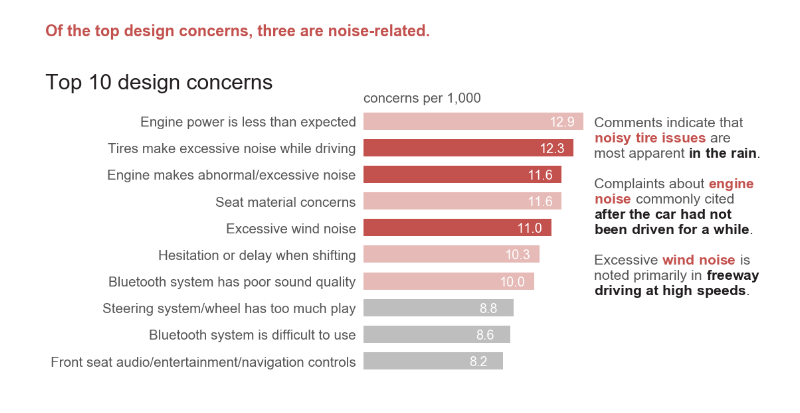
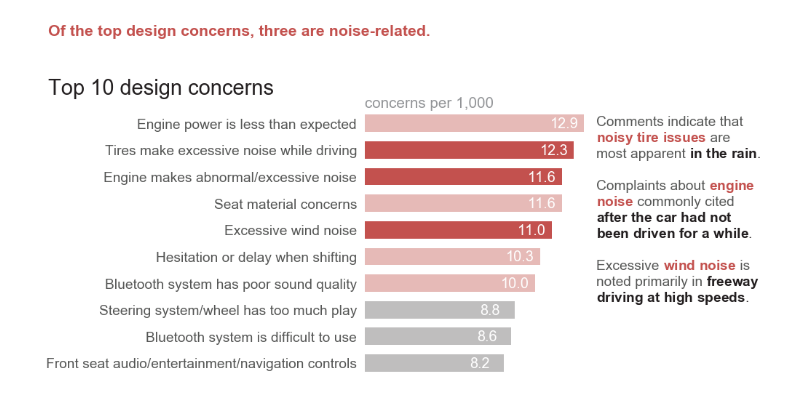
Before and after one commit to empathy87/storytelling-with-data, a Jupyter notebook: horizontal-bar/figure-4-9.ipynb, the cells around one changed output. Cells and saved outputs as stored; diff of their text form; code cells hidden in the pictures.

```diff
--- a/horizontal-bar/figure-4-9.ipynb
+++ b/horizontal-bar/figure-4-9.ipynb
@@ -29,6 +30,8 @@ Y = [8.2, 8.6, 8.8, 10.0, 10.3, 11.0, 11.6, 11.6, 12.3, 12.9]
 color_gray1 = '#555655'
 # Silver
 color_gray2 = '#BFBEBE'
+# Aluminium
+color_gray3 = '#929497'
 # Nero
 color_gray6 = '#231F20'
 # Cavern Pink
@@ -37,11 +40,11 @@ color_red1 = '#E6BAB7'
 color_red2 = '#C3514E'
 
 # create new figure
-fig, ax1 = plt.subplots(figsize=(11, 5.1), # width, height in inches
+fig, ax1 = plt.subplots(figsize=(9, 4.65), # width, height in inches
                         dpi=110)           # resolution of the figure
 
 # tune the subplot layout by setting sides of the figure
-fig.subplots_adjust(left=0.402, right=0.69, top=0.77, bottom=0.01)
+fig.subplots_adjust(left=0.445, right=0.765, top=0.77, bottom=0.01)
 
 # draw horizontal colored bars
 bars = ax1.barh(range(len(X)),
@@ -70,14 +73,14 @@ ax1.tick_params(bottom='off', left='off', labelbottom='off')
 
 # configure y tick label appearance
 for item in ax1.get_yticklabels():
-    item.set_fontsize(13.5)
+    item.set_fontsize(12.5)
     item.set_color(color_gray1)
 
 # title the plot
-ax1.text(-18.6, 10.2, 'Top 10 design concerns', fontsize='21', color=color_gray6)
-ax1.text(-18.6, 12.2, 'Of the top design concerns, three are noise-related.',
-         fontsize='15.5', color=color_red2, fontweight='bold')
-ax1.text(0, 9.7, 'concerns per 1,000', fontsize='13.5', color=color_gray1)
+ax1.text(-18.6, 10.1, 'Top 10 design concerns', fontsize=19, color=color_gray6)
+ax1.text(-18.6, 12.3, 'Of the top design concerns, three are noise-related.',
+         fontsize=14, color=color_red2, fontweight='bold')
+ax1.text(0, 9.6, 'concerns per 1,000', fontsize='13.5', color=color_gray3)
 
 # matplotlib doesn't have a function for drawing text with
 # different colors, let's implement it
@@ -90,34 +93,34 @@ def rainbow_text(x, y, text, colors, spacing=20, ax=None, **kw):
         strings = line.split('||')
         for s, c in zip(strings, colors[i]):
             text = ax.text(x, y, s, color=c, transform=t, **kw)
             text.draw(canvas.get_renderer())
             ex = text.get_window_extent()
             t = transforms.offset_copy(text._transform, x=ex.width, units='dots')
 
         t = transforms.offset_copy(ax.transData, x=0, y=(i+1)*spacing, units='dots')
 
 # add text note highlighthing some words red and black
 rainbow_text(
-    13.5, 2.5,
+    13.6, 2.3,
     'Comments indicate that\n'
     '$\\bf{noisy\ tire\ issues}$|| are\n'
     'most apparent ||$\\bf{in\ the\ rain}$.\n'
     ' \n'
     'Complaints about ||$\\bf{engine}$\n'
     '$\\bf{noise}$|| commonly cited\n'
     '$\\bf{after\ the\ car\ had\ not}$\n'
     '$\\bf{been\ driven\ for\ a\ while}$.\n'
     ' \n'
     'Excessive ||$\\bf{wind\ noise}$|| is\n'
     'noted primarily in ||$\\bf{freeway}$\n'
     '$\\bf{driving\ at\ high\ speeds}$.',
     [[color_gray1], [color_red2, color_gray1], [color_gray1, color_gray6],
      [color_gray6],
      [color_gray1, color_red2], [color_red2, color_gray1], [color_gray6], [color_gray6],
      [color_gray6],
      [color_gray1, color_red2, color_gray1], [color_gray1, color_gray6], [color_gray6]],
-    spacing=23,
+    spacing=22,
     ax=ax1,
-    fontsize=14)
+    fontsize=12.5)
 # %% [output]
-[figure, old version]
+[figure, new version]
```
Also changed, not shown: parts of 1 cell of this notebook, 3 other files.
